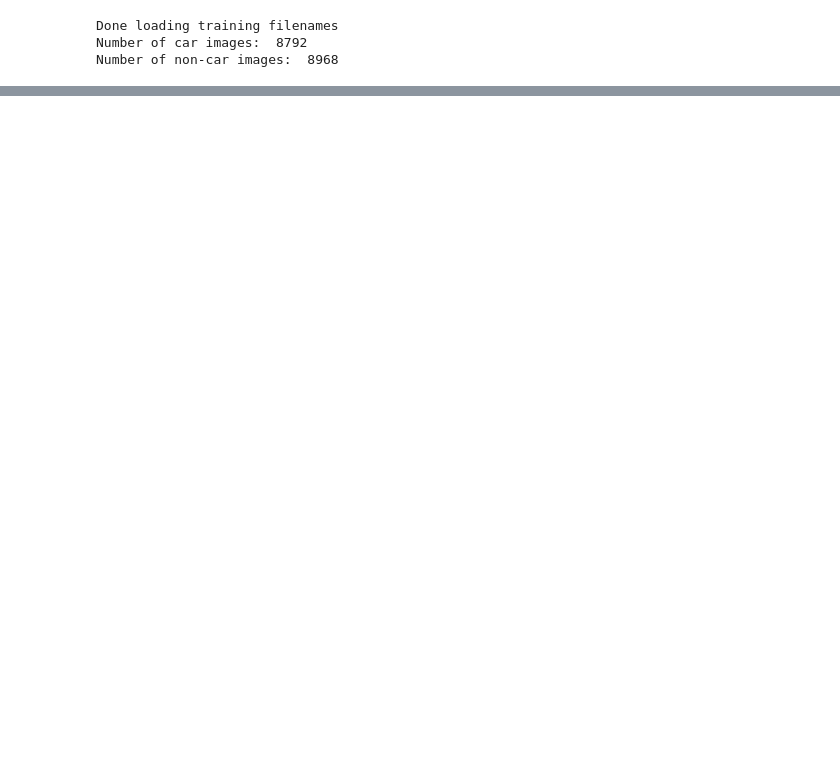
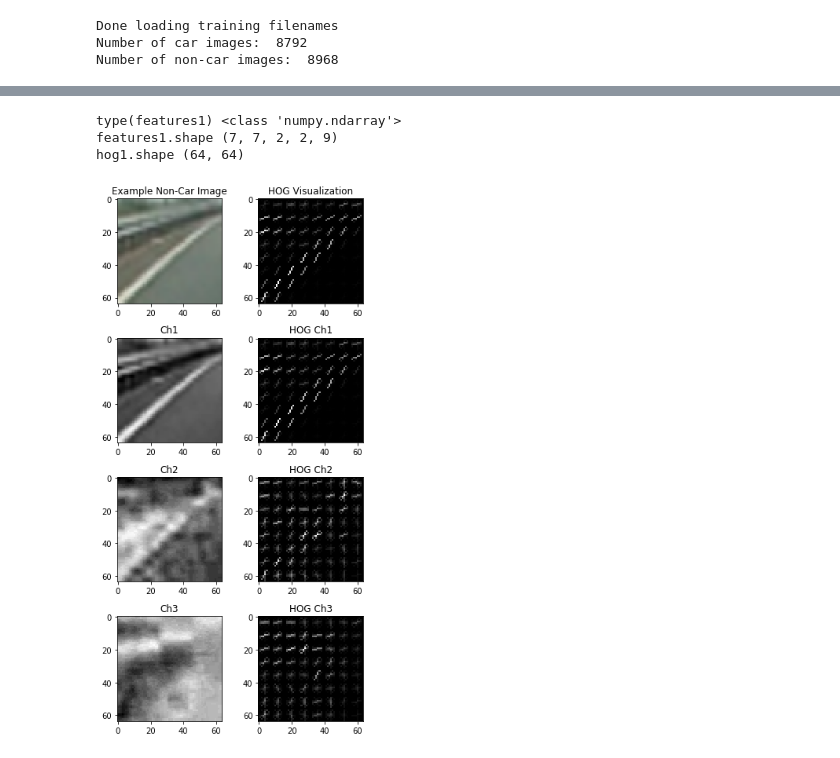
Before and after one commit to avshepelev/CarND-Vehicle-Detection, a Jupyter notebook: vehicle_detection.ipynb, the cells around one changed output, grey strips where cells are left out. Cells and saved outputs as stored; diff of their text form; code cells hidden in the pictures; blank space fills up the shorter version.

```diff
--- a/vehicle_detection.ipynb
+++ b/vehicle_detection.ipynb
@@ -586,26 +687,77 @@ ax2.set_title('Example Not-car Image', fontsize=35)
 # %%
 
-
+#practice_img = mpimg.imread("./vehicles/GTI_Far/image0145.png")
+practice_img = mpimg.imread("./non-vehicles/GTI/image13.png")
 
 practice_colorspace = 'YCrCb' # Can be RGB, HSV, LUV, HLS, YUV, YCrCb
 practice_orient = 9
 practice_pix_per_cell = 8
 practice_cell_per_block = 2
 practice_hog_channel = 'ALL' # Can be 0, 1, 2, or "ALL"
 practice_spatial_size = (32, 32)
 practice_hist_bins = 32
 practice_spatial_feat=True
 practice_hist_feat=True
 practice_hog_feat=True
 
 
 practice_img_converted = cv2.cvtColor(practice_img, cv2.COLOR_RGB2YCrCb)
 
 ch1 = practice_img_converted[:,:,0]
 ch2 = practice_img_converted[:,:,1]
 ch3 = practice_img_converted[:,:,2]
 
 # Compute individual channel HOG features for the entire image
-hog1 = get_hog_features(ch1, practice_orient, practice_pix_per_cell, practice_cell_per_block, vis=True, feature_vec=False)
-hog2 = get_hog_features(ch2, practice_orient, practice_pix_per_cell, practice_cell_per_block, vis=True, feature_vec=False)
-hog3 = get_hog_features(ch3, practice_orient, practice_pix_per_cell, practice_cell_per_block, vis=True, feature_vec=False)
+features1, hog1 = get_hog_features(ch1, practice_orient, practice_pix_per_cell, practice_cell_per_block, vis=True, feature_vec=False)
+features2, hog2 = get_hog_features(ch2, practice_orient, practice_pix_per_cell, practice_cell_per_block, vis=True, feature_vec=False)
+features3, hog3 = get_hog_features(ch3, practice_orient, practice_pix_per_cell, practice_cell_per_block, vis=True, feature_vec=False)
+
+features1_plot = np.reshape(features1, (42, 42))
+features2_plot = np.reshape(features2, (42, 42))
+features3_plot = np.reshape(features3, (42, 42))
+
+print("type(features1)", type(features1))
+print("features1.shape", features1.shape)
+print("hog1.shape", hog1.shape)
+
+# Plot the examples
+fig = plt.figure(figsize=(5,10))
+
+plt.subplot(421)
+plt.imshow(practice_img)
+plt.title('Example Non-Car Image')
+
+plt.subplot(422)
+plt.imshow(hog1, cmap='gray')
+plt.title('HOG Visualization')
+
+plt.subplot(423)
+plt.imshow(ch1, cmap='gray')
+plt.title('Ch1')
+
+plt.subplot(424)
+plt.imshow(hog1, cmap='gray')
+plt.title('HOG Ch1')
+
+plt.subplot(425)
+plt.imshow(ch2, cmap='gray')
+plt.title('Ch2')
+
+plt.subplot(426)
+plt.imshow(hog2, cmap='gray')
+plt.title('HOG Ch2')
+
+plt.subplot(427)
+plt.imshow(ch3, cmap='gray')
+plt.title('Ch3')
+
+plt.subplot(428)
+plt.imshow(hog3, cmap='gray')
+plt.title('HOG Ch3')
+
+plt.tight_layout()
+# %% [output]
+type(features1) <class 'numpy.ndarray'>
+features1.shape (7, 7, 2, 2, 9)
+hog1.shape (64, 64)
+[figure, added]
```
Also changed, not shown: parts of 13 cells of this notebook.
